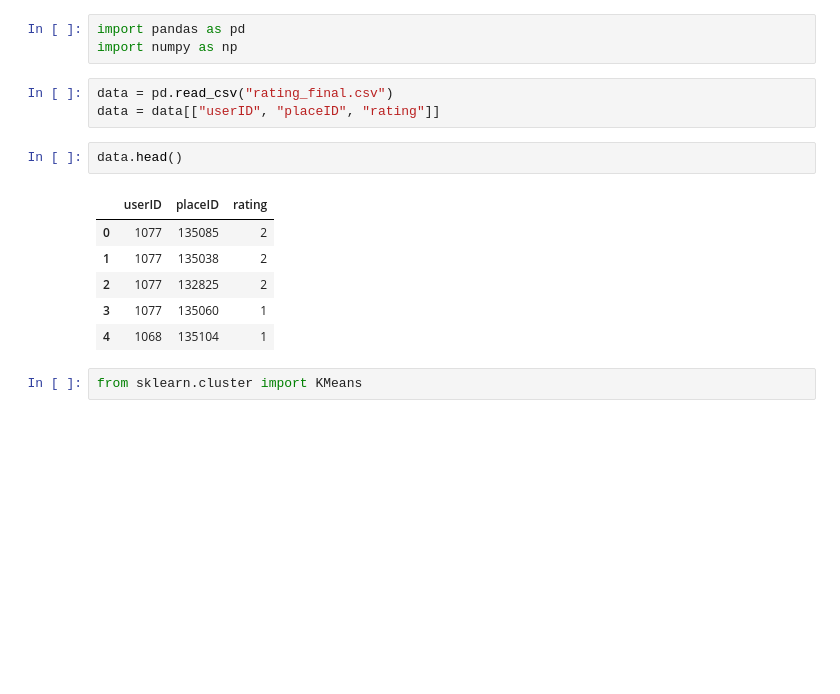
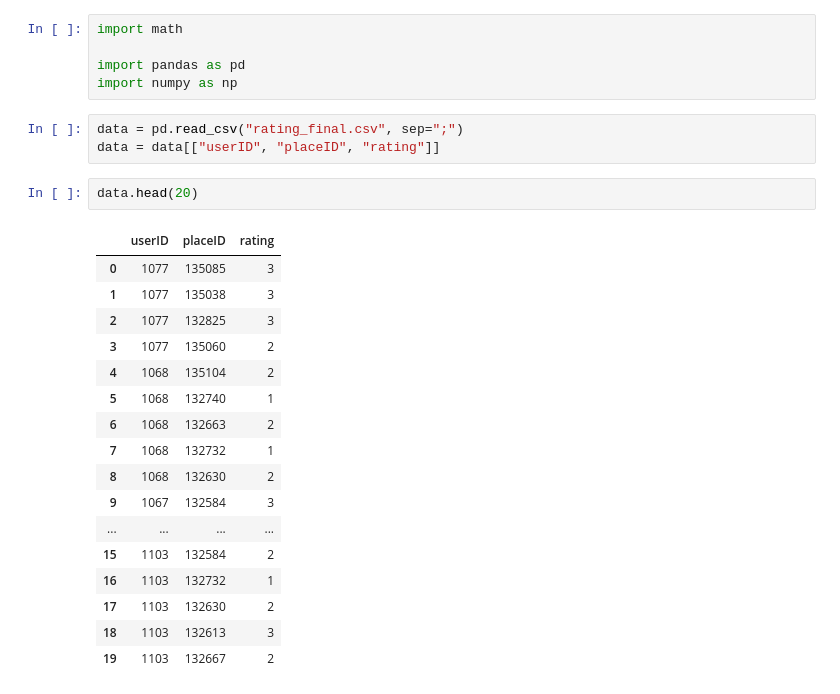
Before and after one commit to FrediWa/dss-final-project, a Jupyter notebook: rs2.ipynb, the cells around one changed output. Drawn from its saved outputs; the diff is of its cells as text; blank space fills up the shorter version.

```diff
--- a/rs2.ipynb
+++ b/rs2.ipynb
@@ -1,17 +1,28 @@
 # %%
+import math
+
 import pandas as pd
 import numpy as np
 # %%
-data = pd.read_csv("rating_final.csv")
+data = pd.read_csv("rating_final.csv", sep=";")
 data = data[["userID", "placeID", "rating"]]
 # %%
-data.head()
+data.head(20)
 # %% [output]
 |  | userID | placeID | rating |
-| 0 | 1077 | 135085 | 2 |
-| 1 | 1077 | 135038 | 2 |
-| 2 | 1077 | 132825 | 2 |
-| 3 | 1077 | 135060 | 1 |
-| 4 | 1068 | 135104 | 1 |
+| 0 | 1077 | 135085 | 3 |
+| 1 | 1077 | 135038 | 3 |
+| 2 | 1077 | 132825 | 3 |
+| 3 | 1077 | 135060 | 2 |
+| 4 | 1068 | 135104 | 2 |
+| 5 | 1068 | 132740 | 1 |
+| 6 | 1068 | 132663 | 2 |
+| 7 | 1068 | 132732 | 1 |
+| 8 | 1068 | 132630 | 2 |
+| 9 | 1067 | 132584 | 3 |
+| ... | ... | ... | ... |
+| 15 | 1103 | 132584 | 2 |
+| 16 | 1103 | 132732 | 1 |
+| 17 | 1103 | 132630 | 2 |
+| 18 | 1103 | 132613 | 3 |
+| 19 | 1103 | 132667 | 2 |
-# %%
-from sklearn.cluster import KMeans
```
Also changed, not shown: parts of 19 cells of this notebook, 5 other files.
